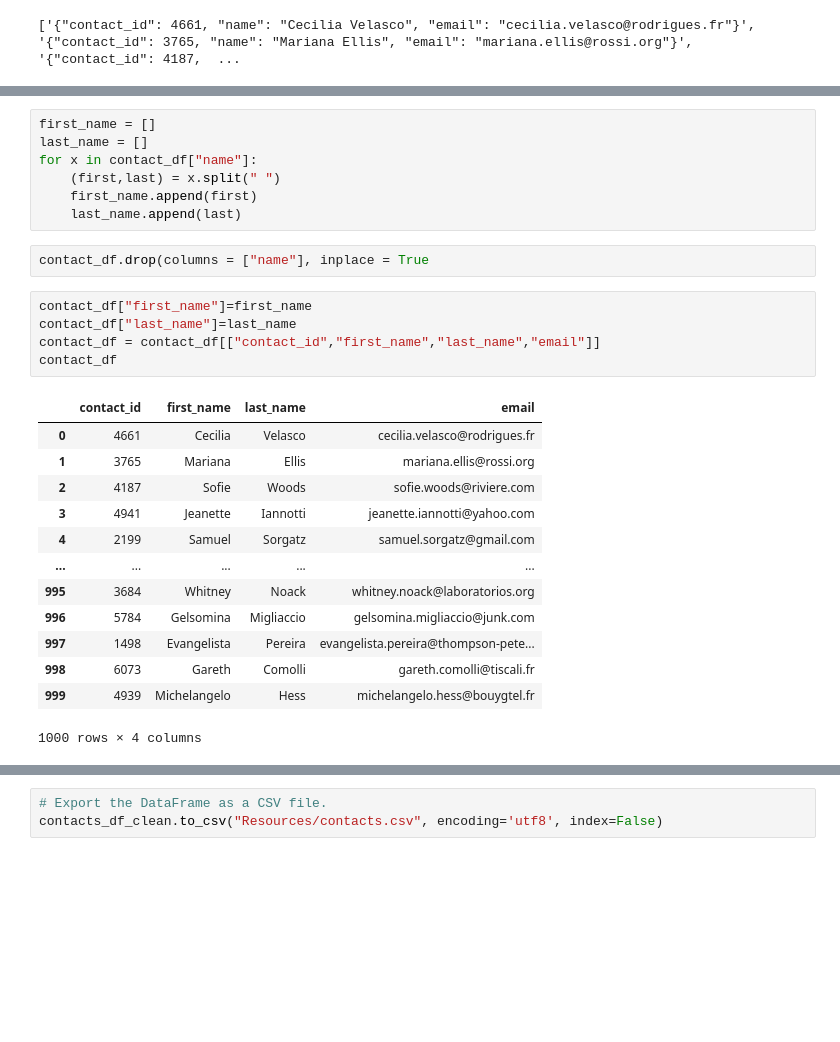
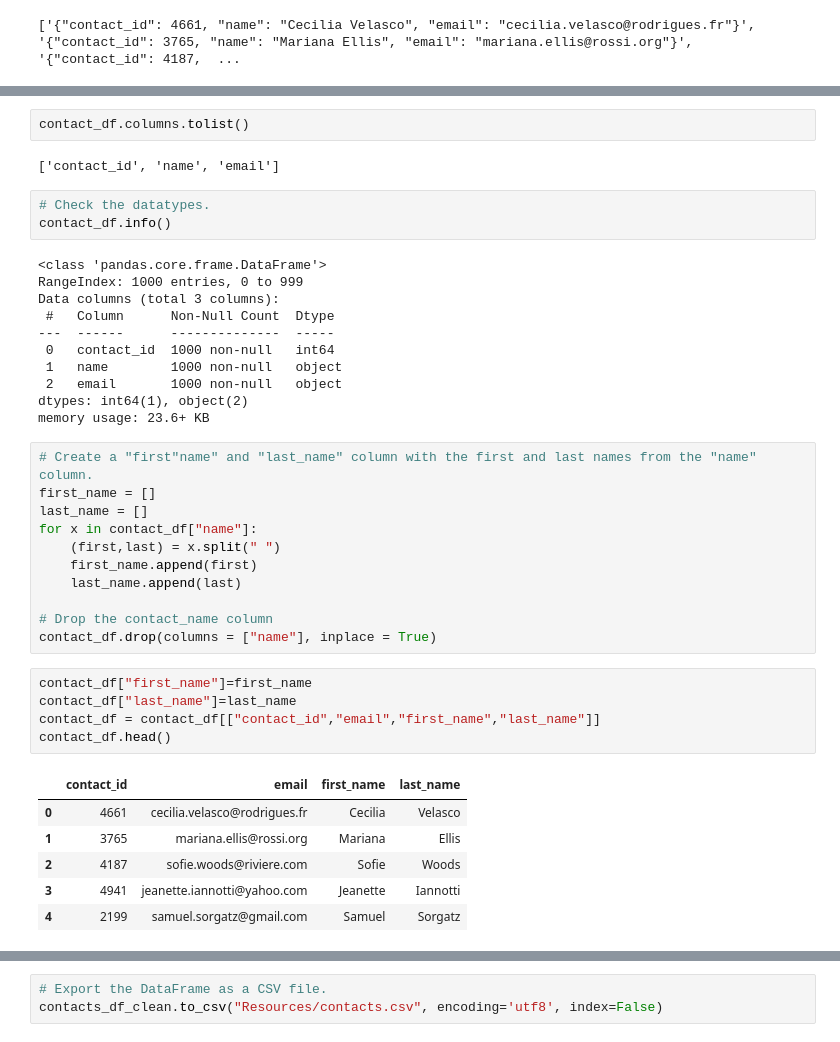
Before and after one commit to Dustin-Sheets/Crowdfunding_ETL, a Jupyter notebook: ETL_Mini_Project_DSheets_WNaiyakhun.ipynb, the cells around one changed output, grey strips where cells are left out. Saved outputs shown, nothing was run; the diff lists cells and outputs as text; blank space fills up the shorter version.

```diff
--- a/ETL_Mini_Project_DSheets_WNaiyakhun.ipynb
+++ b/ETL_Mini_Project_DSheets_WNaiyakhun.ipynb
@@ -485,28 +477,41 @@ contact_df
+# %%
+contact_df.columns.tolist()
+# %% [output]
+['contact_id', 'name', 'email']
+# %%
+# Check the datatypes.
+contact_df.info()
+# %% [output]
+<class 'pandas.core.frame.DataFrame'>
+RangeIndex: 1000 entries, 0 to 999
+Data columns (total 3 columns):
+ #   Column      Non-Null Count  Dtype
+---  ------      --------------  -----
+ 0   contact_id  1000 non-null   int64
+ 1   name        1000 non-null   object
+ 2   email       1000 non-null   object
+dtypes: int64(1), object(2)
+memory usage: 23.6+ KB
 # %%
+# Create a "first"name" and "last_name" column with the first and last names from the "name" column.
 first_name = []
 last_name = []
 for x in contact_df["name"]:
     (first,last) = x.split(" ")
     first_name.append(first)
     last_name.append(last)
+
+# Drop the contact_name column
+contact_df.drop(columns = ["name"], inplace = True)
-# %%
-contact_df.drop(columns = ["name"], inplace = True
 # %%
 contact_df["first_name"]=first_name
 contact_df["last_name"]=last_name
-contact_df = contact_df[["contact_id","first_name","last_name","email"]]
-contact_df
+contact_df = contact_df[["contact_id","email","first_name","last_name"]]
+contact_df.head()
 # %% [output]
-|  | contact_id | first_name | last_name | email |
-| 0 | 4661 | Cecilia | Velasco | cecilia.velasco@rodrigues.fr |
-| 1 | 3765 | Mariana | Ellis | mariana.ellis@rossi.org |
-| 2 | 4187 | Sofie | Woods | sofie.woods@riviere.com |
-| 3 | 4941 | Jeanette | Iannotti | jeanette.iannotti@yahoo.com |
-| 4 | 2199 | Samuel | Sorgatz | samuel.sorgatz@gmail.com |
-| ... | ... | ... | ... | ... |
-| 995 | 3684 | Whitney | Noack | whitney.noack@laboratorios.org |
-| 996 | 5784 | Gelsomina | Migliaccio | gelsomina.migliaccio@junk.com |
-| 997 | 1498 | Evangelista | Pereira | evangelista.pereira@thompson-pete... |
-| 998 | 6073 | Gareth | Comolli | gareth.comolli@tiscali.fr |
-| 999 | 4939 | Michelangelo | Hess | michelangelo.hess@bouygtel.fr |
+|  | contact_id | email | first_name | last_name |
+| 0 | 4661 | cecilia.velasco@rodrigues.fr | Cecilia | Velasco |
+| 1 | 3765 | mariana.ellis@rossi.org | Mariana | Ellis |
+| 2 | 4187 | sofie.woods@riviere.com | Sofie | Woods |
+| 3 | 4941 | jeanette.iannotti@yahoo.com | Jeanette | Iannotti |
+| 4 | 2199 | samuel.sorgatz@gmail.com | Samuel | Sorgatz |
-1000 rows × 4 columns
```
Also changed, not shown: parts of 23 cells of this notebook.
